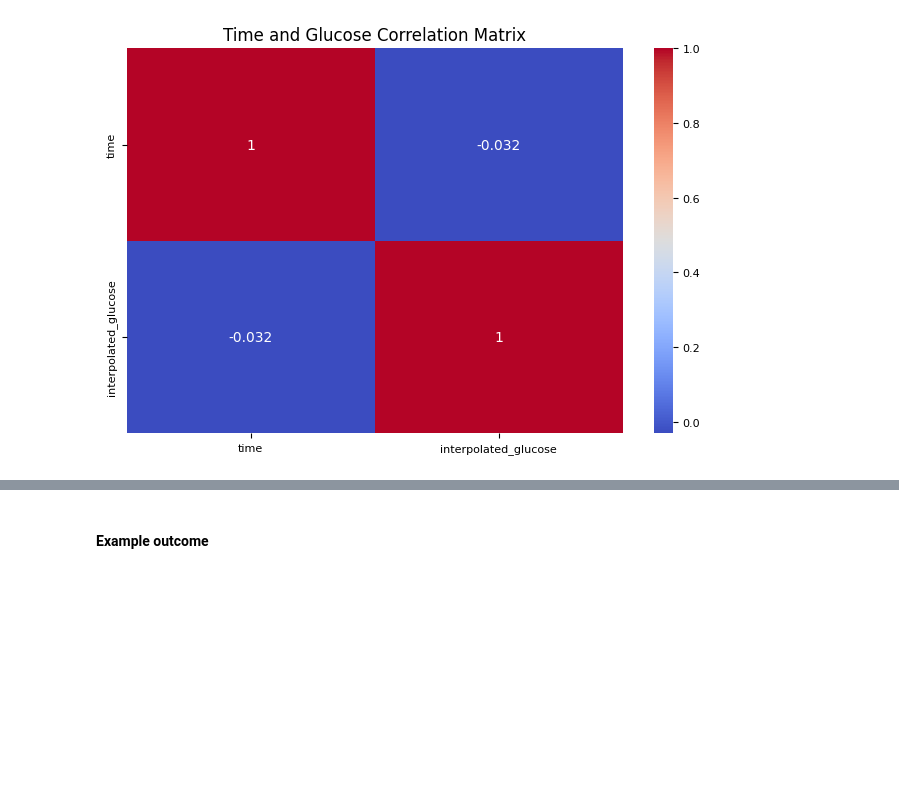
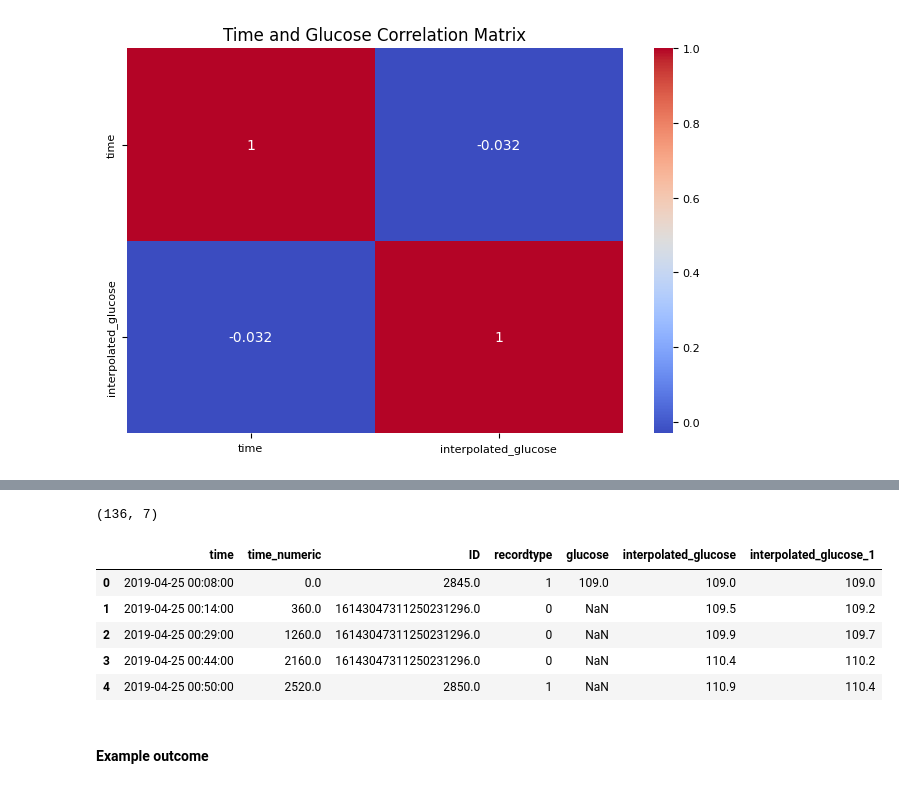
Before and after one commit to hoomanhanaei/DS_101, a Jupyter notebook: Assignment_02/Assignment_week_02.ipynb, the cells around one changed output, grey strips where cells are left out. Saved outputs shown, nothing was run; the diff lists cells and outputs as text; code cells hidden in the pictures; blank space fills up the shorter version.

```diff
--- a/Assignment_02/Assignment_week_02.ipynb
+++ b/Assignment_02/Assignment_week_02.ipynb
@@ -460,3 +501,32 @@ plt.show()
+# %%
+# Create interpolation function.
+time_numeric = no_nan_interpolated_df['time_numeric']
+no_nan_glucose = no_nan_interpolated_df['glucose']
+
+# this function outputs estimated glucose values based on known data.
+l_interpolation_f = interp1d(time_numeric,no_nan_glucose, kind='linear', fill_value='extrapolate')
+
+n_interpolation_f = interp1d(time_numeric,no_nan_glucose, kind='nearest', fill_value='extrapolate')
+
+p_interpolation_f = interp1d(time_numeric,no_nan_glucose, kind='polynomial', fill_value='extrapolate')
+# %%
+# calling the interpolation function on the numeric time column to fill the missing values/
+# (actually it affects all the values not especifically nans).
+# interpolated_df['interpolated_glucose_1'] = l_interpolation_f(interpolated_df['time_numeric'])
+
+# when we want to especifically interpolate just the missing or nans.
+nan_vals = interpolated_df['glucose'].isna()
+interpolated_df.loc[nan_vals,'interpolated_glucose_1'] = l_interpolation_f(interpolated_df.loc[nan_vals,'time_numeric'])
+print(interpolated_df.shape)
+interpolated_df.head()
+# %% [output]
+(136, 7)
+|  | time | time_numeric | ID | recordtype | glucose | interpolated_glucose | interpolated_glucose_1 |
+| 0 | 2019-04-25 00:08:00 | 0.0 | 2845.0 | 1 | 109.0 | 109.0 | 109.0 |
+| 1 | 2019-04-25 00:14:00 | 360.0 | 16143047311250231296.0 | 0 | NaN | 109.5 | 109.2 |
+| 2 | 2019-04-25 00:29:00 | 1260.0 | 16143047311250231296.0 | 0 | NaN | 109.9 | 109.7 |
+| 3 | 2019-04-25 00:44:00 | 2160.0 | 16143047311250231296.0 | 0 | NaN | 110.4 | 110.2 |
+| 4 | 2019-04-25 00:50:00 | 2520.0 | 2850.0 | 1 | NaN | 110.9 | 110.4 |
 # %% [markdown]
 #### Example outcome
 # %% [raw]
```
Also changed, not shown: parts of 7 cells of this notebook.
